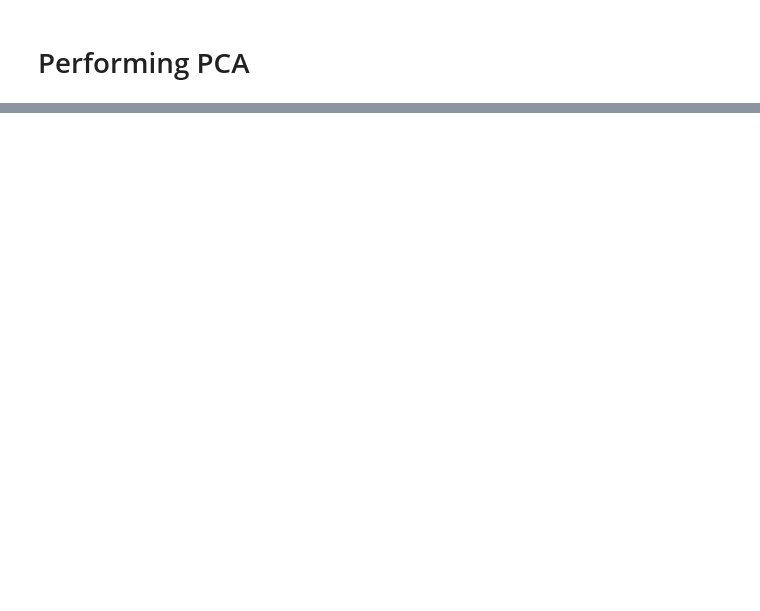
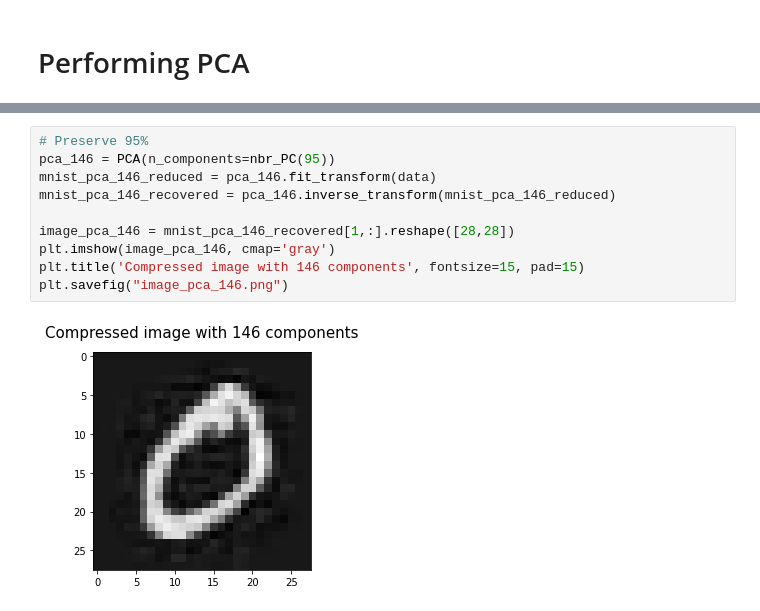
Before and after one commit to AmiraBelkis/Mnist-PCA, a Jupyter notebook: Script.ipynb, the cells around one changed output, grey strips where cells are left out. Cells and saved outputs as stored; diff of their text form; blank space fills up the shorter version.

```diff
--- a/Script.ipynb
+++ b/Script.ipynb
@@ -190,0 +152,12 @@ from matplotlib import pyplot
+# %%
+# Preserve 95%
+pca_146 = PCA(n_components=nbr_PC(95))
+mnist_pca_146_reduced = pca_146.fit_transform(data)
+mnist_pca_146_recovered = pca_146.inverse_transform(mnist_pca_146_reduced)
+
+image_pca_146 = mnist_pca_146_recovered[1,:].reshape([28,28])
+plt.imshow(image_pca_146, cmap='gray')
+plt.title('Compressed image with 146 components', fontsize=15, pad=15)
+plt.savefig("image_pca_146.png")
+# %% [output]
+[figure, added]
```
Also changed, not shown: parts of 20 cells of this notebook.
